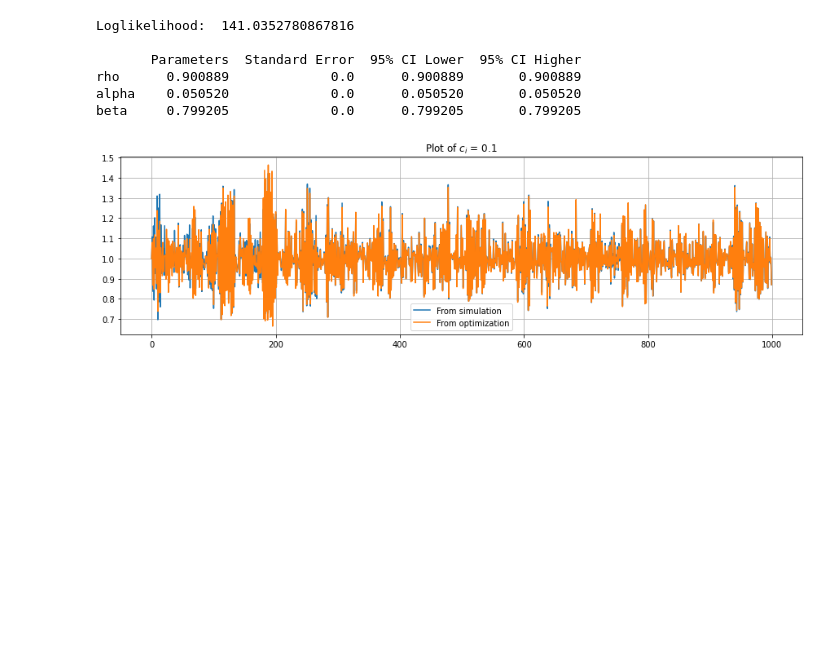
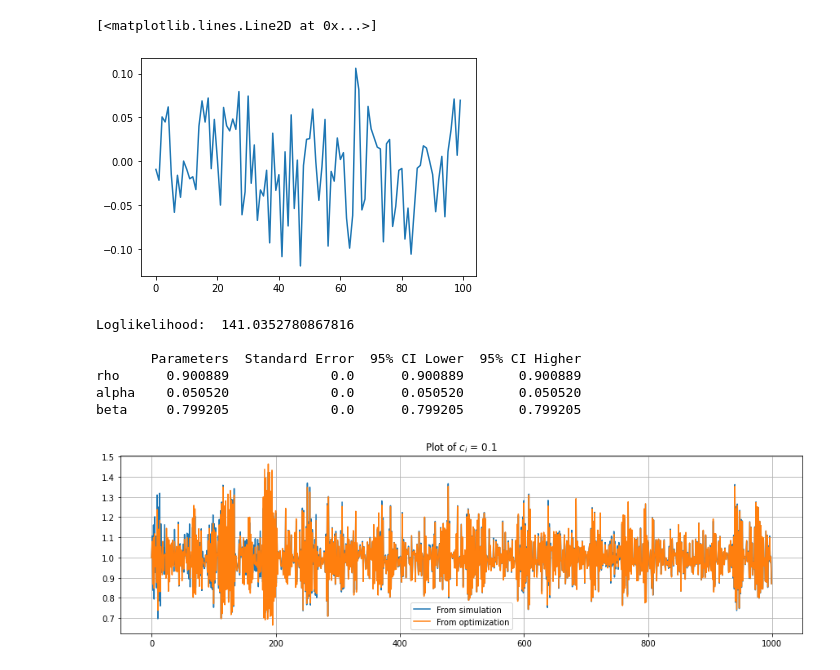
Before and after one commit to NemesiP/volatility-forecasting, a Jupyter notebook: Examples/Panel_GARCH_vs_Panel_GARCH_CSA.ipynb, the cells around one changed output. Drawn from its saved outputs; the diff is of its cells as text; code cells hidden in the pictures; blank space fills up the shorter version.

```diff
--- a/Examples/Panel_GARCH_vs_Panel_GARCH_CSA.ipynb
+++ b/Examples/Panel_GARCH_vs_Panel_GARCH_CSA.ipynb
@@ -147,3 +163,8 @@ plt.show()
+# %%
+plt.plot(np.mean(ret, axis = 0))
+# %% [output]
+[<matplotlib.lines.Line2D at 0x...>]
+[figure, added]
 # %%
 mod2.fit(pd.DataFrame(ret))
 # %% [output]
```
Also changed, not shown: parts of 3 cells of this notebook, 1 other file.
